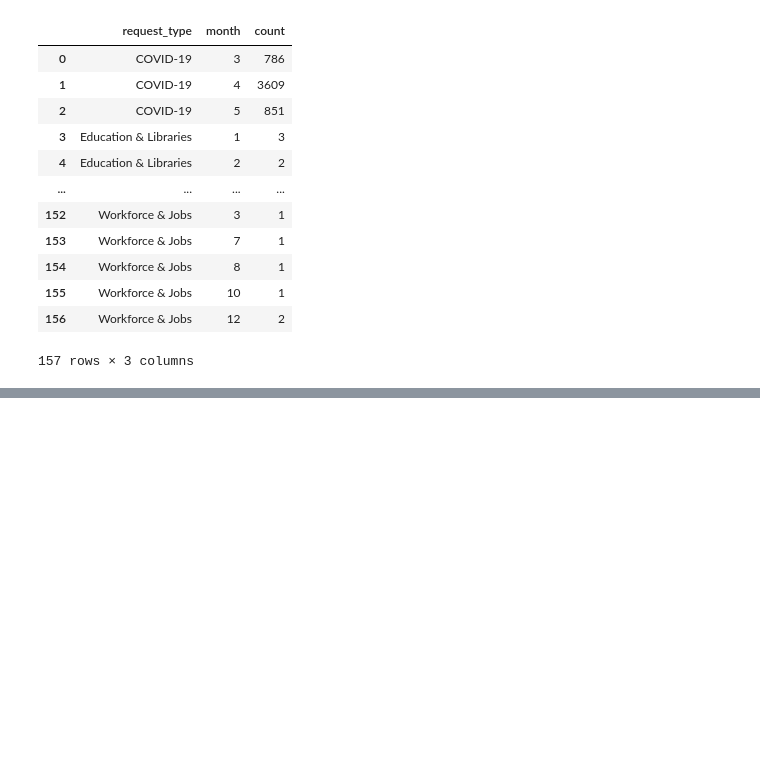
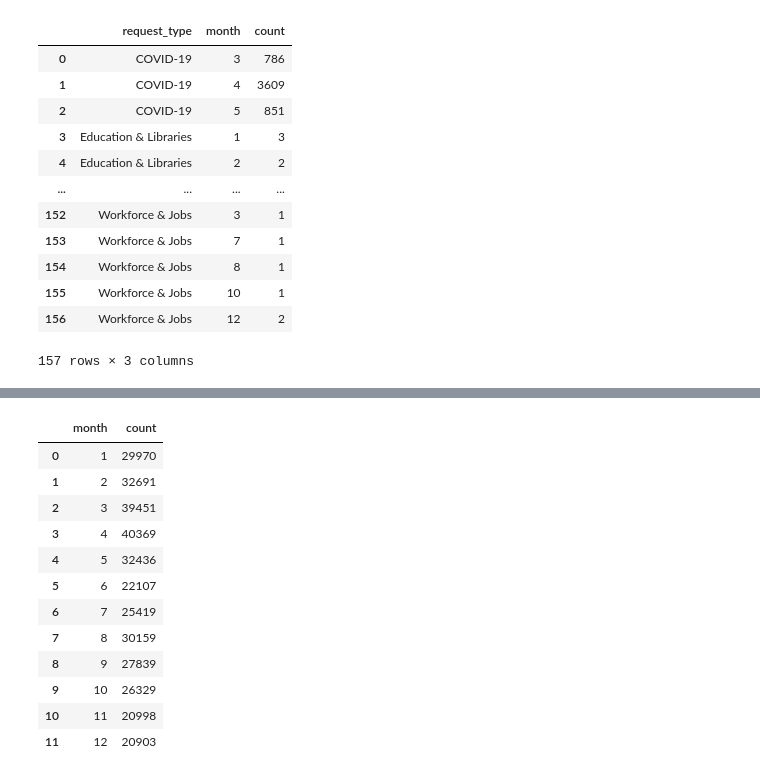
Before and after one commit to AmandaPartlow/hubNashville, a Jupyter notebook: notebooks/HubNashville_Call_Times.ipynb, the cells around one changed output, grey strips where cells are left out. Saved outputs shown, nothing was run; the diff lists cells and outputs as text; code cells hidden in the pictures; blank space fills up the shorter version.

Commit message:
total counts vs time categories added

```diff
--- a/notebooks/HubNashville_Call_Times.ipynb
+++ b/notebooks/HubNashville_Call_Times.ipynb
@@ -280,0 +317,24 @@ request_weekdays.reset_index()
+# %%
+month_frequency = hub_nash[['month']].reset_index(drop=True)
+# %%
+month_freq = month_frequency.groupby(['month'])['month'].count()
+# %%
+month_freq = month_freq.to_frame()
+# %%
+month_freq.columns = ['count']
+# %%
+month_freq.reset_index()
+# %% [output]
+|  | month | count |
+| 0 | 1 | 29970 |
+| 1 | 2 | 32691 |
+| 2 | 3 | 39451 |
+| 3 | 4 | 40369 |
+| 4 | 5 | 32436 |
+| 5 | 6 | 22107 |
+| 6 | 7 | 25419 |
+| 7 | 8 | 30159 |
+| 8 | 9 | 27839 |
+| 9 | 10 | 26329 |
+| 10 | 11 | 20998 |
+| 11 | 12 | 20903 |
```
Also changed, not shown: parts of 21 cells of this notebook.
